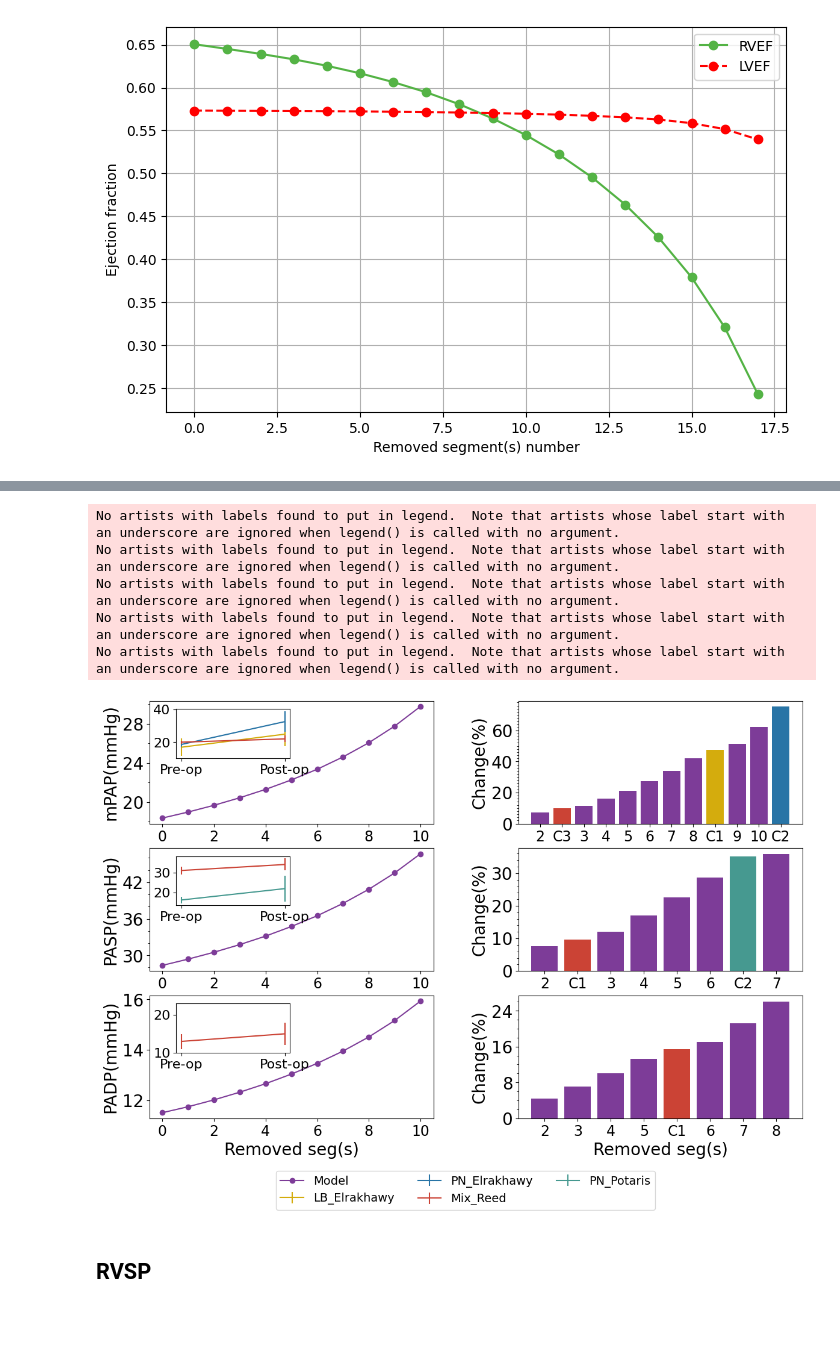
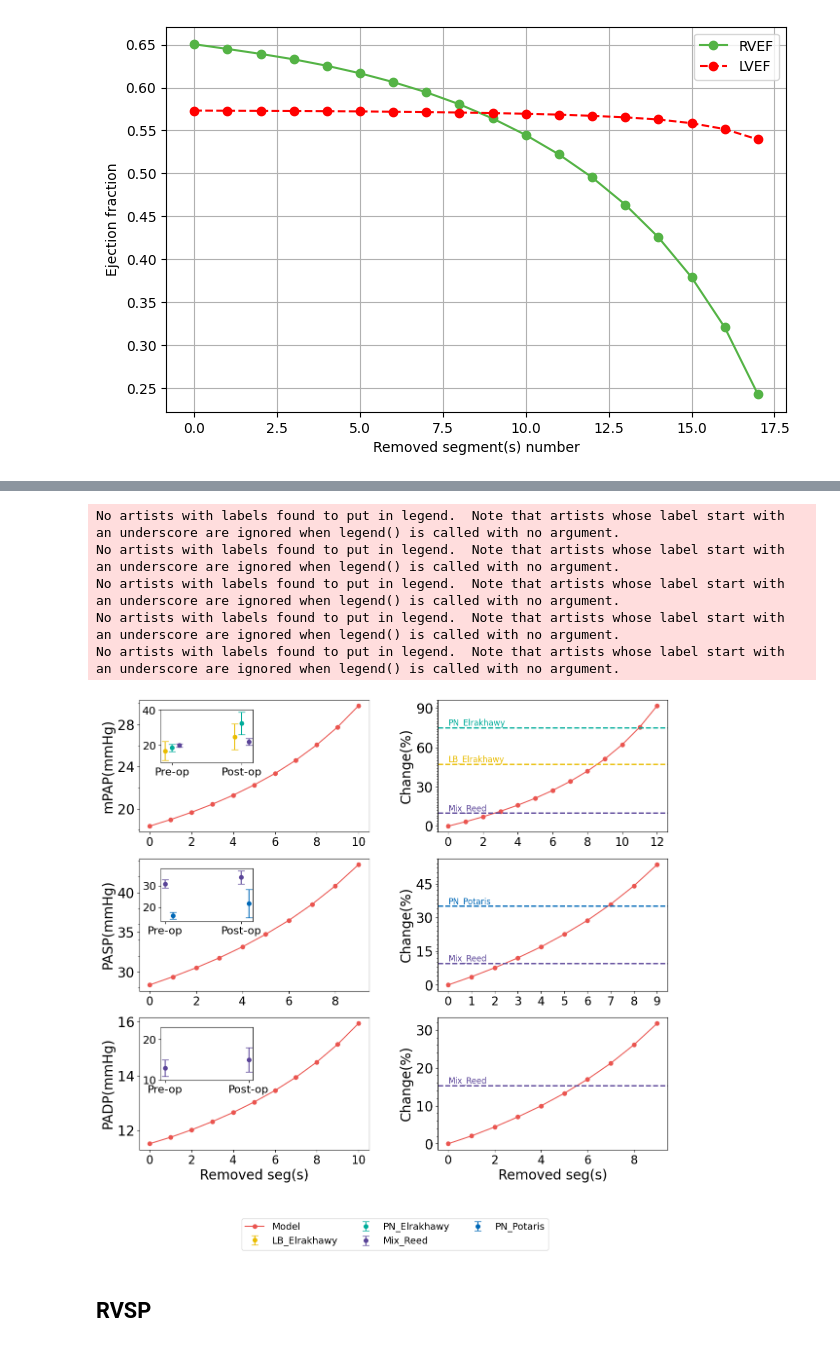
Before and after one commit to ShitingHuang-1/closed_circuit, a Jupyter notebook: resection_sim.ipynb, the cells around one changed output, grey strips where cells are left out. Drawn from its saved outputs; the diff is of its cells as text; code cells hidden in the pictures; blank space fills up the shorter version.

Commit message:
2nd version of figures change to line

```diff
--- a/resection_sim.ipynb
+++ b/resection_sim.ipynb
@@ -737,55 +963,77 @@ No artists with labels found to put in legend.  Note that artists whose label st
 # %%
+x_status = np.arange(len(status))
 mpap = np.mean(p_pa, axis = 1)
 mpap_elr_lb = [16.9, 24.9]
 mpap_err_elr_lb = [5.3, 7.3]
 mpap_elr_pn = [18.6, 32.6]
 mpap_err_elr_pn = [2.2, 6.4]
-fig, axs = plt.subplots(3, 2, figsize=(14, 9))
+fig, axs = plt.subplots(3, 2, figsize=(14, 12))
 axs[0,0].plot(rm[0:11], mpap[0:11], marker='o', linestyle='-', color=original, label= 'Model')
 axs[0,0].set_ylabel('mPAP(mmHg)')
 axs[0,0].xaxis.set_major_locator(MaxNLocator(integer=True))
 
+
 ax_inset = inset_axes(axs[0,0], width="40%", height="40%", loc="lower left", bbox_to_anchor=(0.08, 0.5,1, 1),
                       bbox_transform=axs[0,0].transAxes)
-ax_inset.errorbar(status, mpap_elr_lb, yerr = mpap_err_elr_lb ,color = L1, label = 'LB_Elrakhawy')
-ax_inset.errorbar(status, mpap_elr_pn, yerr = mpap_err_elr_pn, color = L2, label = 'PN_Elrakhawy')
+ax_inset.errorbar(x_status-0.1, mpap_elr_lb, yerr = mpap_err_elr_lb ,color = L1, label = 'LB_Elrakhawy',capsize = 5, linestyle = 'none', marker = 'o')
+ax_inset.errorbar(x_status, mpap_elr_pn, yerr = mpap_err_elr_pn, color = L2, label = 'PN_Elrakhawy',capsize = 5, linestyle = 'none', marker = 'o')
 mpap_reed_lb = [20, 22]
 mpap_err_reed_lb = [1, 2]
-ax_inset.errorbar(status, mpap_reed_lb, yerr = mpap_err_reed_lb ,color = L3, label = 'Mix_Reed')
+ax_inset.errorbar(x_status+0.1, mpap_reed_lb, yerr = mpap_err_reed_lb ,color = L3, label = 'Mix_Reed',capsize = 5, linestyle = 'none', marker = 'o')
 ax_inset.tick_params(axis = 'x', labelsize = fontsize - 4)
 ax_inset.tick_params(axis = 'y', labelsize = fontsize - 4)
+ax_inset.set_xticks(x_status)
+ax_inset.set_xticklabels(status)
 err_mpap = err_cal(mpap)
 err_mpap_elr_lb = err_cal(mpap_elr_lb)
 err_mpap_elr_pn = err_cal(mpap_elr_pn)
 err_mpap_reed_lb = err_cal(mpap_reed_lb)
 #bar_fig(axs[0, 1], err_mpap, err_mpapst_lb[-1])
-bar_fig(axs[0, 1], err_mpap, [L1,L2,L3], err_mpap_elr_lb[-1], err_mpap_elr_pn[-1], err_mpap_reed_lb[-1])#L1: lobe, L2: Pn, L3:LB
-axs[0,1].yaxis.set_major_locator(MaxNLocator(integer=True))
-
+axs[0,1].plot(rm[0:13], err_mpap[0:13], color = original, marker = 'o')
+axs[0,1].axhline(y=err_mpap_elr_lb[-1], color=L1, linestyle='--', linewidth=2)
+axs[0,1].axhline(y=err_mpap_elr_pn[-1], color=L2, linestyle='--', linewidth=2)
+axs[0,1].axhline(y=err_mpap_reed_lb[-1], color=L3, linestyle='--', linewidth=2)
+axs[0,1].text(x=0, y=err_mpap_elr_lb[-1], s='LB_Elrakhawy', color=L1, fontsize=12, va='bottom', ha='left')
+axs[0,1].text(x=0, y=err_mpap_elr_pn[-1], s='PN_Elrakhawy', color=L2, fontsize=12, va='bottom', ha='left')
+axs[0,1].text(x=0, y=err_mpap_reed_lb[-1], s='Mix_Reed', color=L3, fontsize=12, va='bottom', ha='left')
+axs[0,1].xaxis.set_major_locator(MaxNLocator(integer=True))
 
 pap_reed_s = [31, 34]
 pap_reed_s_err = [2,3]
 
-axs[1, 0].plot(rm[0:11], paps[0:11], marker='o', linestyle='-', color=original)
+axs[1, 0].plot(rm[0:10], paps[0:10], marker='o', linestyle='-', color=original)
 axs[1, 0].set_ylabel('PASP(mmHg)')
 axs[1, 0].xaxis.set_major_locator(MaxNLocator(integer=True))
 
 ax_inset = inset_axes(axs[1, 0], width="40%", height="40%", loc="lower left", bbox_to_anchor=(0.08, 0.5,1, 1),
                       bbox_transform=axs[1, 0].transAxes)
-ax_inset.errorbar(status, pap_reed_s, yerr = pap_reed_s_err ,color = L3)
+ax_inset.errorbar(x_status, pap_reed_s, yerr = pap_reed_s_err ,color = L3, capsize = 5, linestyle = 'none', marker = 'o')
 ax_inset.tick_params(axis = 'x', labelsize = fontsize - 4)
 ax_inset.tick_params(axis = 'y', labelsize = fontsize - 4)
+
+
+
 pap_potar_s = [16.22, 21.91]
 pap_potar_err = [1.6, 6.6]
-ax_inset.errorbar(status, pap_potar_s, pap_potar_err, color = L4, label = 'PN_Potaris')
+ax_inset.errorbar(x_status+0.1, pap_potar_s, pap_potar_err, color = L4, label = 'PN_Potaris',capsize = 5, linestyle = 'none', marker = 'o')
+ax_inset.set_xticks(x_status)
+ax_inset.set_xticklabels(status)
+
 err_pasp = err_cal(paps)
 err_pasp_reed_lb = err_cal(pap_reed_s)
 err_pasp_potaris_pn = err_cal(pap_potar_s)
-bar_fig(axs[1, 1], err_pasp, [L3, L4], err_pasp_reed_lb[-1], err_pasp_potaris_pn[-1])
+axs[1,1].plot(rm[0:10], err_pasp[0:10], color = original, marker = 'o')
+axs[1,1].axhline(y=err_pasp_reed_lb[-1], color=L3, linestyle='--', linewidth=2)
+axs[1,1].axhline(y=err_pasp_potaris_pn[-1], color=L4, linestyle='--', linewidth=2)
+
+axs[1,1].text(x=0, y=err_pasp_reed_lb[-1], s='Mix_Reed', color=L3, fontsize=12, va='bottom', ha='left')
+axs[1,1].text(x=0, y=err_pasp_potaris_pn[-1], s='PN_Potaris', color=L4, fontsize=12, va='bottom', ha='left')
+
+
 plt.subplots_adjust(wspace=0.4)
 axs[1, 0].set_ylabel('PASP(mmHg)')
 axs[1, 1].set_ylabel('Change(%)')
-
+axs[1,1].xaxis.set_major_locator(MaxNLocator(integer=True))
 pap_reed_d = [13, 15]
 pap_reed_d_err = [1,1]
 
@@ -795,41 +1043,47 @@ axs[2, 0].xaxis.set_major_locator(MaxNLocator(integer=True))
 
 ax_inset = inset_axes(axs[2, 0], width="40%", height="40%", loc="lower left", bbox_to_anchor=(0.08, 0.5,1, 1),
                       bbox_transform=axs[2, 0].transAxes)
-ax_inset.errorbar(status, pap_reed_d, yerr = pap_reed_s_err ,color = L3)
+ax_inset.errorbar(status, pap_reed_d, yerr = pap_reed_s_err ,color = L3, capsize = 5, linestyle = 'none', marker = 'o')
+ax_inset.set_xticks(x_status)
+ax_inset.set_xticklabels(status)
 ax_inset.tick_params(axis = 'x', labelsize = fontsize - 4)
 ax_inset.tick_params(axis = 'y', labelsize = fontsize - 4)
 ax_inset.set_ylim(10,23)
 err_padp = err_cal(papd)
 err_padpst_lb = err_cal(pap_reed_d)
-bar_fig(axs[2, 1], err_padp, [L3], err_padpst_lb[-1])
+axs[2,1].plot(rm[0:10], err_padp[0:10], color = original, marker = 'o')
+axs[2,1].axhline(y=err_padpst_lb[-1], color=L3, linestyle='--', linewidth=2)
+axs[2,1].text(x=0, y=err_padpst_lb[-1], s='Mix_Reed', color=L3, fontsize=12, va='bottom', ha='left')
 #mean: 5.46667
 plt.subplots_adjust(wspace=0.4)
 axs[2, 1].set_ylabel('Change(%)')
 axs[2, 0].set_xlabel('Removed seg(s)')
 axs[2, 1].set_xlabel('Removed seg(s)')
 axs[0, 1].set_ylabel('Change(%)')
 for ax in axs.flat:
     ax.set_xlabel(ax.get_xlabel(), fontsize=fontsize)
     ax.set_ylabel(ax.get_ylabel(), fontsize=fontsize)
     ax.tick_params(axis = 'x', labelsize = fontsize - 3)
     ax.tick_params(axis = 'y', labelsize = fontsize)
     ax.yaxis.set_major_locator(MaxNLocator(nbins=4,  integer=True))
     ax.yaxis.set_minor_locator(ticker.MultipleLocator(2))
 for ax in axs[:, 0]:
     ax.xaxis.set_major_locator(MaxNLocator(nbins=6, integer=True))
 for ax in axs.flat:
     ax.legend().set_visible(False)
 fig.legend(loc='lower center', ncol=3, bbox_to_anchor=(0.5, -0.07), fontsize=14)
+ax_inset.set_xticks(x_status)
+ax_inset.set_xticklabels(status)
 plt.subplots_adjust(wspace = 0.3)
 plt.savefig('PA_compare.svg', format='svg', bbox_inches='tight')
 plt.show()
 # %% [output]
 No artists with labels found to put in legend.  Note that artists whose label start with an underscore are ignored when legend() is called with no argument.
 No artists with labels found to put in legend.  Note that artists whose label start with an underscore are ignored when legend() is called with no argument.
 No artists with labels found to put in legend.  Note that artists whose label start with an underscore are ignored when legend() is called with no argument.
 No artists with labels found to put in legend.  Note that artists whose label start with an underscore are ignored when legend() is called with no argument.
 No artists with labels found to put in legend.  Note that artists whose label start with an underscore are ignored when legend() is called with no argument.
-[figure, old version]
+[figure, new version]
 # %% [markdown]
 ## RVSP
 # %%
```
Also changed, not shown: parts of 8 cells of this notebook.
